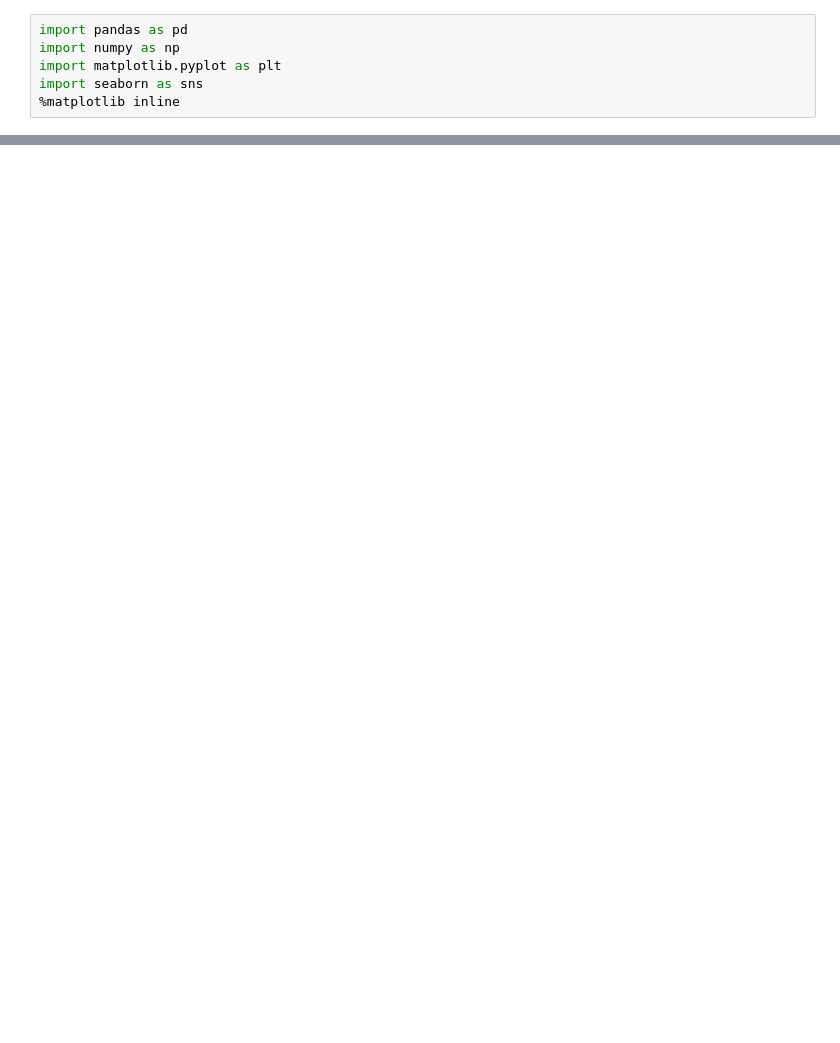
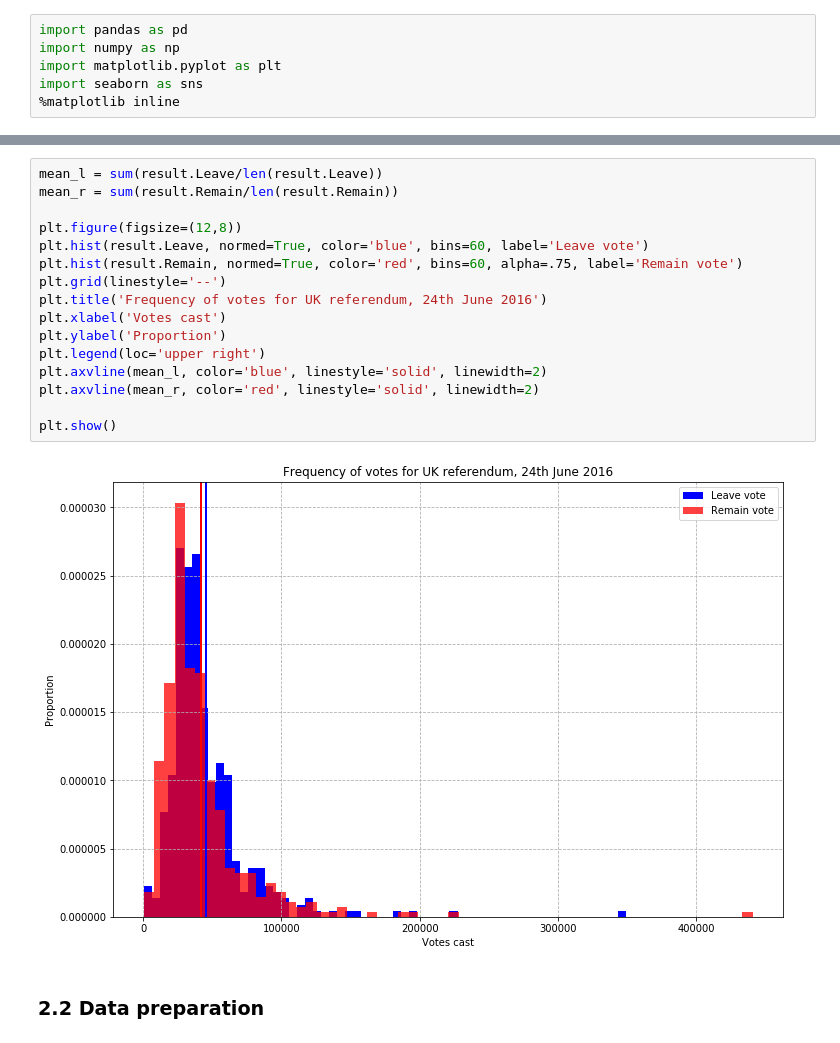
Before and after one commit to pradeepsaiu/prep_capstone, a Jupyter notebook: Thinkful prep capstone GJH.ipynb, the cells around one changed output, grey strips where cells are left out. Cells and saved outputs as stored; diff of their text form; blank space fills up the shorter version.

```diff
--- a/Thinkful prep capstone GJH.ipynb
+++ b/Thinkful prep capstone GJH.ipynb
@@ -80,0 +49,20 @@ c =
+# %%
+mean_l = sum(result.Leave/len(result.Leave))
+mean_r = sum(result.Remain/len(result.Remain))
+
+plt.figure(figsize=(12,8))
+plt.hist(result.Leave, normed=True, color='blue', bins=60, label='Leave vote')
+plt.hist(result.Remain, normed=True, color='red', bins=60, alpha=.75, label='Remain vote')
+plt.grid(linestyle='--')
+plt.title('Frequency of votes for UK referendum, 24th June 2016')
+plt.xlabel('Votes cast')
+plt.ylabel('Proportion')
+plt.legend(loc='upper right')
+plt.axvline(mean_l, color='blue', linestyle='solid', linewidth=2)
+plt.axvline(mean_r, color='red', linestyle='solid', linewidth=2)
+
+plt.show()
+# %% [output]
+[figure, added]
+# %% [markdown]
+### 2.2 Data preparation
```
Also changed, not shown: parts of 20 cells of this notebook.
